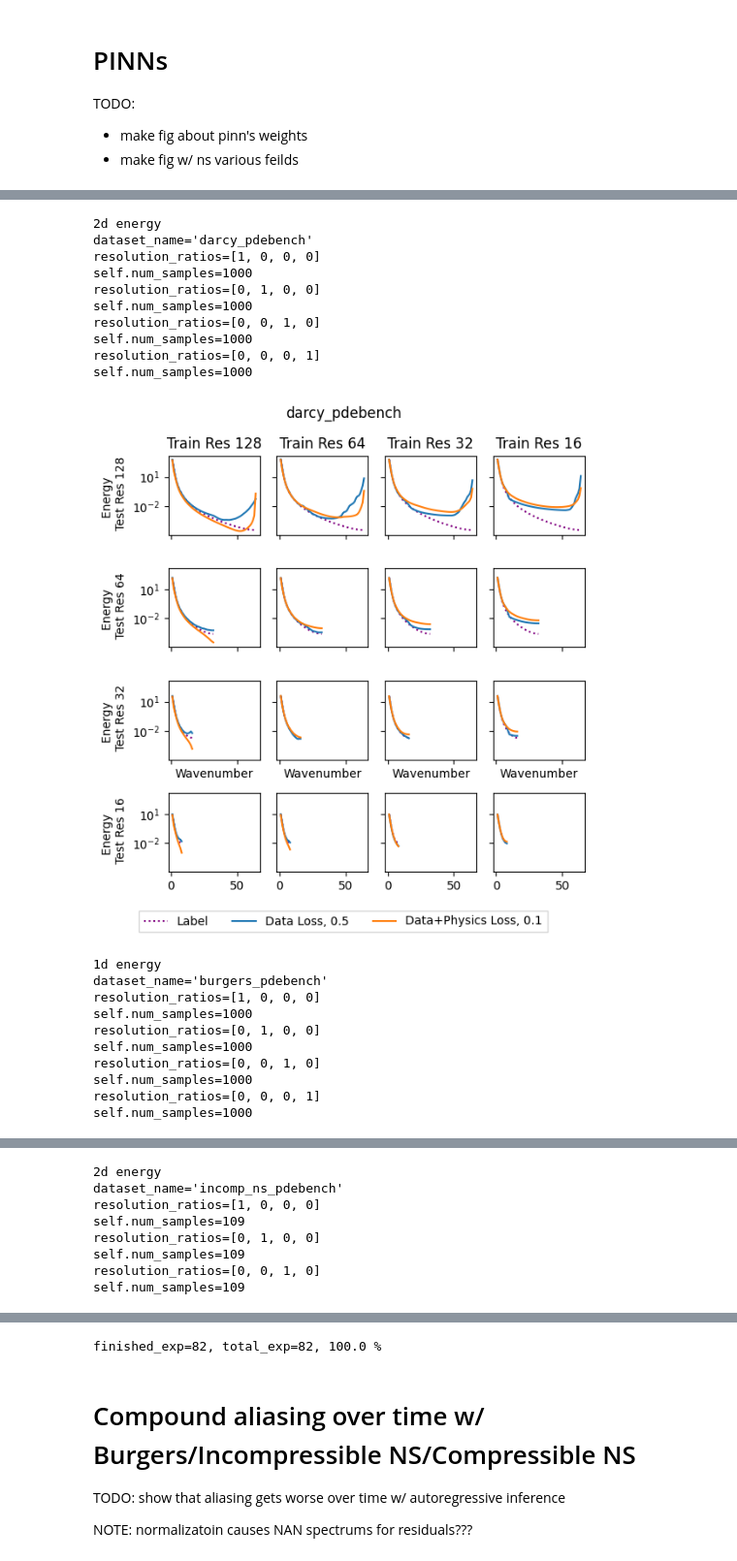
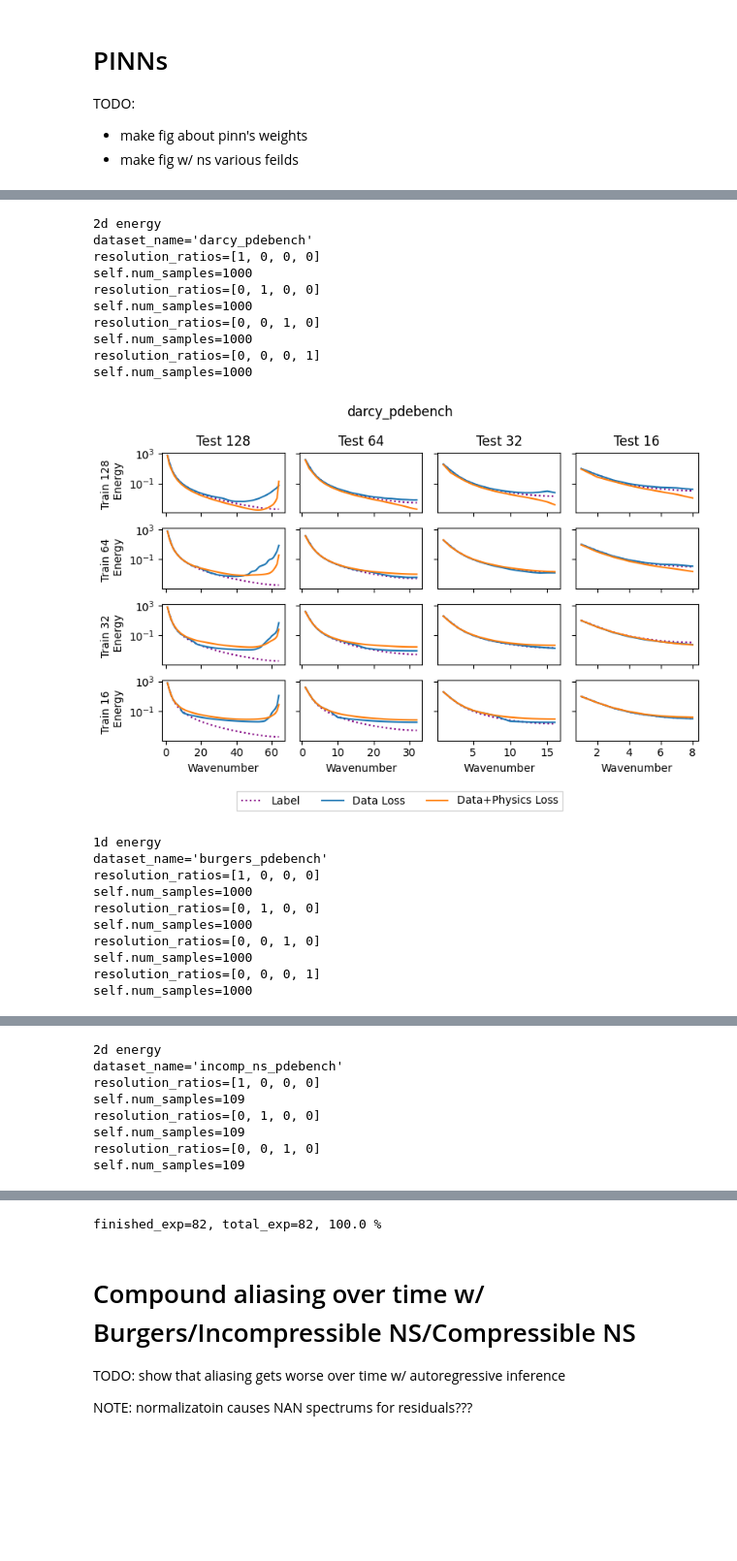
Before and after one commit to msakarvadia/operator_aliasing, a Jupyter notebook: notebooks/figures.ipynb, the cells around one changed output, grey strips where cells are left out. Shown at 97% size. Cells and saved outputs as stored; diff of their text form; code cells hidden in the pictures; blank space fills up the shorter version.

```diff
--- a/notebooks/figures.ipynb
+++ b/notebooks/figures.ipynb
@@ -184,7 +185,7 @@ self.num_samples=1000
 # %%
 #fig, axs = plt.subplots(3, 4, figsize=(8, 8))
 
-fig = plt.figure(layout='constrained', figsize=(8, 4))
+fig = plt.figure(layout='constrained', figsize=(8, 3.5))
 subfigs = fig.subfigures(2, 1, wspace=0.07) # three rows
 
 img_axs = subfigs[0].subplots(1, 4, sharey=False)
@@ -454,6 +455,7 @@ for x_idx, dataset_name in enumerate(
     img_size = 510
     title = 'Incompressible NS'
 
+    powerlaw_coeffs = [1e3, 1e3, 1e7, 1e5]
     if dataset_name == 'ns_pdebench':
         img_size = 512
         title = 'Compressible NS'
@@ -506,6 +508,7 @@ for x_idx, dataset_name in enumerate(
 
     x = np.linspace(1, len(label_spectrum), len(label_spectrum))
     axs[x_idx].plot(x, label_spectrum)
+    axs[x_idx].plot(x, powerlaw_coeffs[x_idx]*x**(-5/3)) # on a log-log plot a linear relationship y=mx + b == c * x ^ (m)
     axs[x_idx].set_yscale('log')
     axs[x_idx].set_xscale('log')
     axs[x_idx].set_title(title)
@@ -862,9 +1071,9 @@ for dataset_name in [
 
     for epoch in [150]:  # 0, 50, 100, 250, 500
         fig, axes = plt.subplots(
-            nrows=4, ncols=4, sharey=True, sharex='col', figsize=(6, 6)
+            nrows=4, ncols=4, sharey=True, sharex='col', figsize=(8, 5)
         )
-        for y_idx, test_size in enumerate(range(len(img_sizes))):
+        for x_idx, test_size in enumerate(range(len(img_sizes))):
             # get data
             test_resolutions = [0, 0, 0, 0]
             test_resolutions[test_size] = 1
@@ -885,16 +1094,16 @@ for dataset_name in [
             )
             test_loader = DataLoader(dataset, batch_size=1)
 
-            for x_idx, img_size in enumerate(range(len(img_sizes))):
-                if y_idx == 2:
+            for y_idx, img_size in enumerate(range(len(img_sizes))):
+                if y_idx == 3:
                     axes[y_idx, x_idx].set_xlabel('Wavenumber')
+                if x_idx == 0:
+                    axes[y_idx, x_idx].set_ylabel(
+                        f'Train {(img_sizes[img_size])} \n Energy'
+                    )
                 if y_idx == 0:
                     axes[y_idx, x_idx].set_title(
-                        f'Train Res {img_sizes[img_size]}'
-                    )
-                if x_idx == 0:
-                    axes[y_idx, x_idx].set_ylabel(
-                        f'Energy \n Test Res {img_sizes[test_size]}'
+                        f'Test {(img_sizes[test_size])}'
                     )
 
                 train_resolutions = [0, 0, 0, 0]
@@ -921,7 +1130,6 @@ for dataset_name in [
                     linestyle=':',
                 )
                 for _y_idx, loss in enumerate(['mse', 'pinn']):
-
                     (
                         model_name,
                         in_channels,
@@ -985,9 +1193,12 @@ for dataset_name in [
                         axes[y_idx, x_idx].plot(
                             x,
                             model_pred_spectrum,
-                            label=f'{loss_type}, {pinn_loss_weight}',
+                            label=f'{loss_type}',
                             #color=col,
                         )
+                        axes[y_idx, x_idx].xaxis.set_major_locator(
+                                ticker.MaxNLocator(integer=True, nbins=4)
+                            )
 
                         handles, labels = axes[
                             y_idx, x_idx
@@ -995,34 +1206,34 @@ for dataset_name in [
 
         fig.legend(
             handles=handles,
             labels=labels,
             loc='upper center',
             bbox_to_anchor=(0.5, -0.0),
             fancybox=False,
             shadow=False,
             ncol=4,
         )
         fig.suptitle(f'{dataset_name}')
         plt.tight_layout()
         plt.show()
         fig.savefig(
             f'{FIG_DIR}/{dataset_name}_pinn_vs_no_pinn_label_spectrums.pdf',
             bbox_inches='tight',
             dpi=300,
         )
 print(f'{finished_exp=}, {total_exp=}, {finished_exp / total_exp * 100} %')
 # %% [output]
 2d energy
 dataset_name='darcy_pdebench'
 resolution_ratios=[1, 0, 0, 0]
 self.num_samples=1000
 resolution_ratios=[0, 1, 0, 0]
 self.num_samples=1000
 resolution_ratios=[0, 0, 1, 0]
 self.num_samples=1000
 resolution_ratios=[0, 0, 0, 1]
 self.num_samples=1000
-[figure, old version]
+[figure, new version]
 1d energy
 dataset_name='burgers_pdebench'
 resolution_ratios=[1, 0, 0, 0]
```
Also changed, not shown: parts of 8 cells of this notebook.
